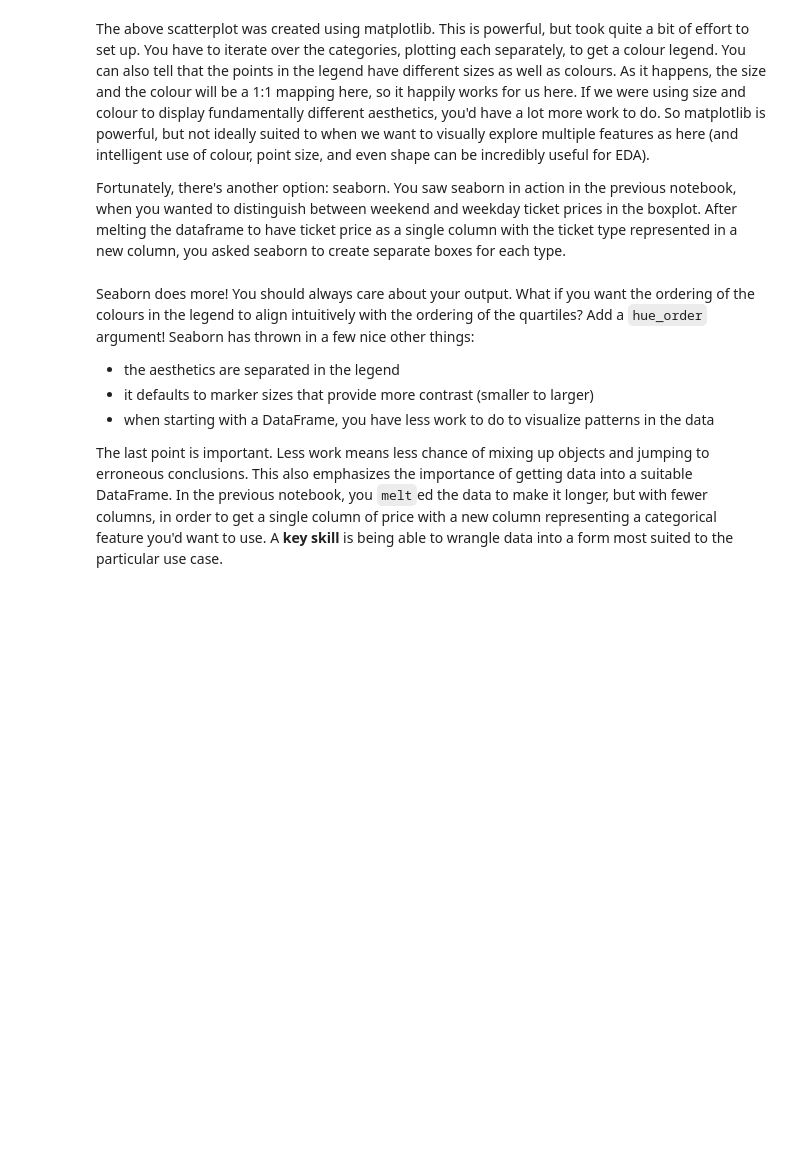
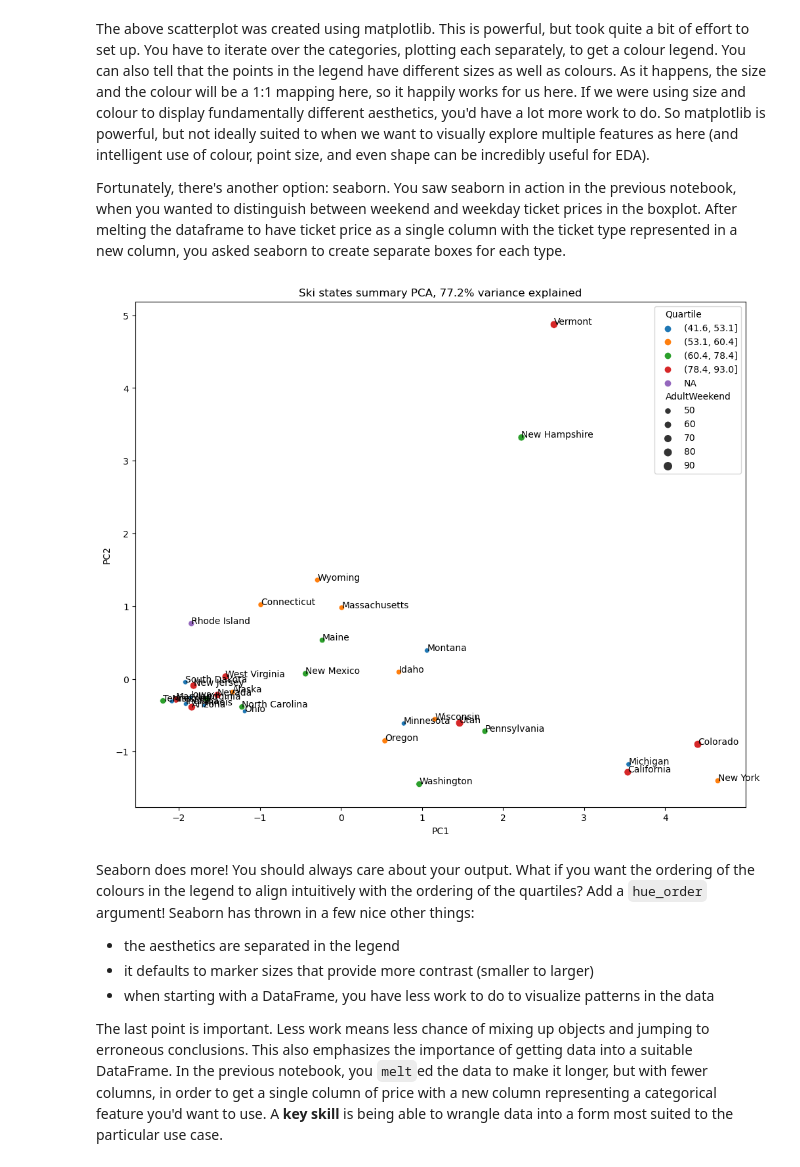
Before and after one commit to JessGlassF/DataScienceGuidedCapstone, a Jupyter notebook: Notebooks/03_exploratory_data_analysis.ipynb, the cells around one changed output. Cells and saved outputs as stored; diff of their text form; code cells hidden in the pictures; blank space fills up the shorter version.

```diff
--- a/Notebooks/03_exploratory_data_analysis.ipynb
+++ b/Notebooks/03_exploratory_data_analysis.ipynb
@@ -441,6 +441,6 @@ Here, all point markers for the states are the same size and colour. You've visu
 # %%
 #Code task 8#
 #Calculate the average 'AdultWeekend' ticket price by state
-state_avg_price = ski_data.groupby(state)['AdultWeekend'].agg(np.mean)
+state_avg_price = ski_data.groupby('state')['AdultWeekend'].agg(np.mean)
 state_avg_price.head()
 # %% [output]
@@ -532,22 +594,24 @@ Fortunately, there's another option: seaborn. You saw seaborn in action in the p
 # %%
 #Code task 11#
 #Create a seaborn scatterplot by calling `sns.scatterplot`
 #Specify the dataframe pca_df as the source of the data,
 #specify 'PC1' for x and 'PC2' for y,
 #specify 'AdultWeekend' for the pointsize (scatterplot's `size` argument),
 #specify 'Quartile' for `hue`
 #specify pca_df.Quartile.cat.categories for `hue_order` - what happens with/without this?
 x = pca_df.PC1
 y = pca_df.PC2
 state = pca_df.index
 plt.subplots(figsize=(12, 10))
 # Note the argument below to make sure we get the colours in the ascending
 # order we intuitively expect!
-sns.scatterplot(x='x', y='y', size='AdultWeekend', hue='Quartile', data=pca_df)
+sns.scatterplot(x=x, y=y, size='AdultWeekend', hue='Quartile', data=pca_df)
 #and we can still annotate with the state labels
 for s, x, y in zip(state, x, y):
     plt.annotate(s, (x, y))
 plt.title(f'Ski states summary PCA, {pc_var:.1f}% variance explained');
+# %% [output]
+[figure, added]
 # %% [markdown]
 Seaborn does more! You should always care about your output. What if you want the ordering of the colours in the legend to align intuitively with the ordering of the quartiles? Add a `hue_order` argument! Seaborn has thrown in a few nice other things:
 
```
Also changed, not shown: parts of 25 cells of this notebook.
